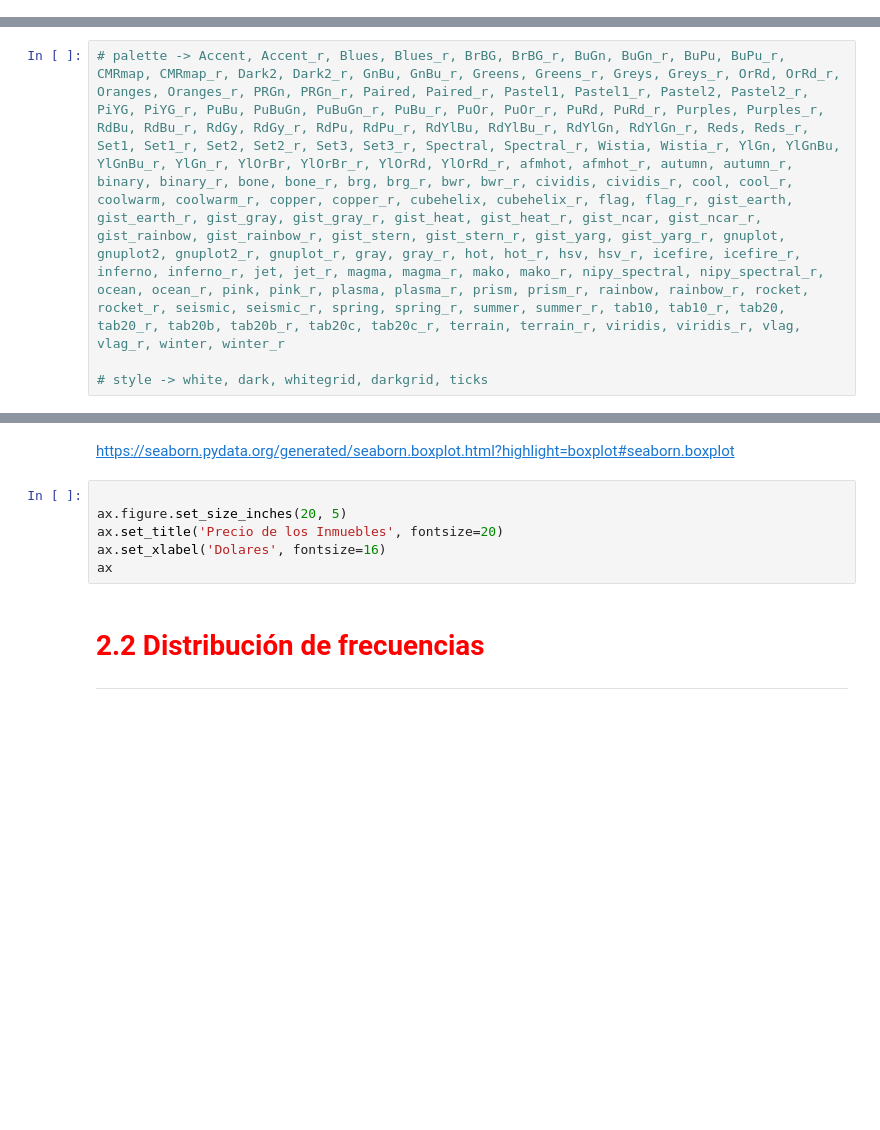
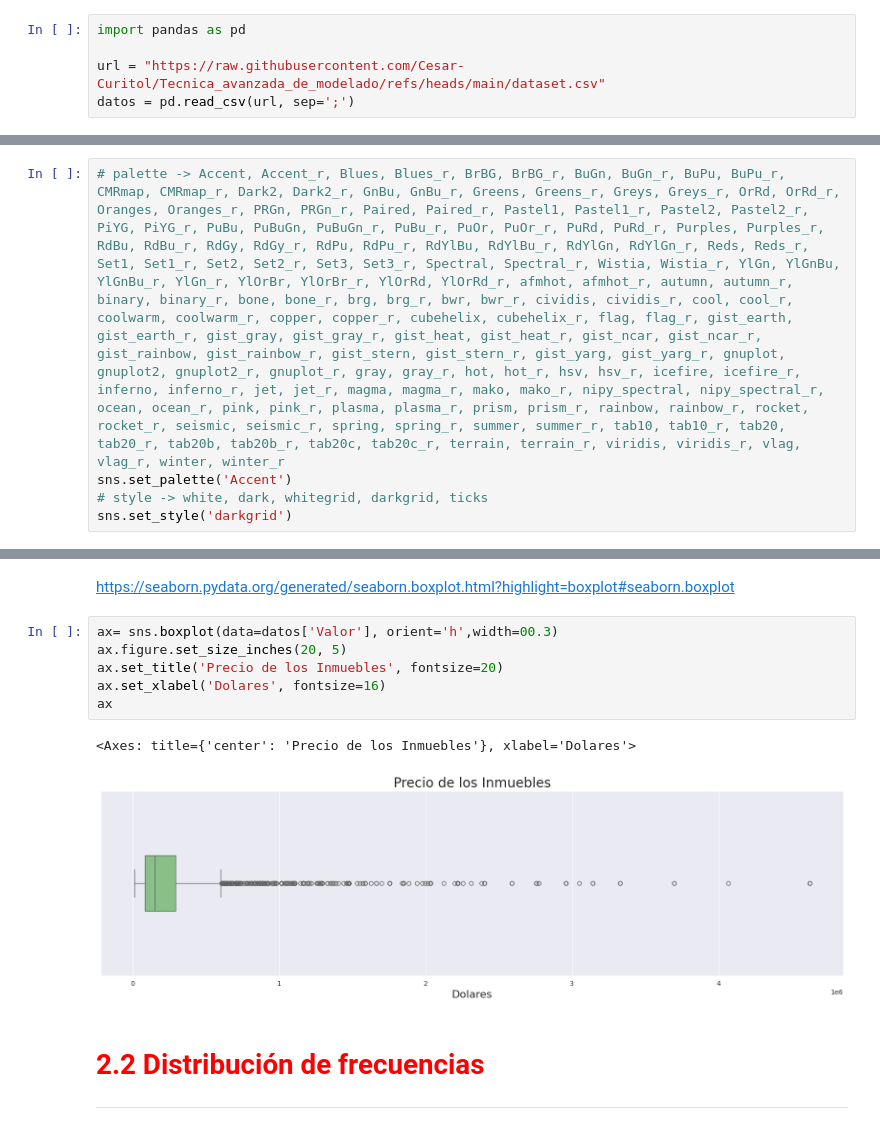
Before and after one commit to Cesar-Curitol/Tecnica_avanzada_de_modelado, a Jupyter notebook: Regresión_Lineal_II.ipynb, the cells around one changed output, grey strips where cells are left out. Drawn from its saved outputs; the diff is of its cells as text; blank space fills up the shorter version.

```diff
--- a/Regresión_Lineal_II.ipynb
+++ b/Regresión_Lineal_II.ipynb
@@ -31,5 +31,10 @@ import pandas as pd
 </ul>
 # %% [markdown]
 ## Lectura de los datos
+# %%
+import pandas as pd
+
+url = "https://raw.githubusercontent.com/Cesar-Curitol/Tecnica_avanzada_de_modelado/refs/heads/main/dataset.csv"
+datos = pd.read_csv(url, sep=';')
 # %% [markdown]
 ## Ver los datos
@@ -55,8 +101,9 @@ https://seaborn.pydata.org/
 ## Configuración del formato de los gráficos
 # %%
 # palette -> Accent, Accent_r, Blues, Blues_r, BrBG, BrBG_r, BuGn, BuGn_r, BuPu, BuPu_r, CMRmap, CMRmap_r, Dark2, Dark2_r, GnBu, GnBu_r, Greens, Greens_r, Greys, Greys_r, OrRd, OrRd_r, Oranges, Oranges_r, PRGn, PRGn_r, Paired, Paired_r, Pastel1, Pastel1_r, Pastel2, Pastel2_r, PiYG, PiYG_r, PuBu, PuBuGn, PuBuGn_r, PuBu_r, PuOr, PuOr_r, PuRd, PuRd_r, Purples, Purples_r, RdBu, RdBu_r, RdGy, RdGy_r, RdPu, RdPu_r, RdYlBu, RdYlBu_r, RdYlGn, RdYlGn_r, Reds, Reds_r, Set1, Set1_r, Set2, Set2_r, Set3, Set3_r, Spectral, Spectral_r, Wistia, Wistia_r, YlGn, YlGnBu, YlGnBu_r, YlGn_r, YlOrBr, YlOrBr_r, YlOrRd, YlOrRd_r, afmhot, afmhot_r, autumn, autumn_r, binary, binary_r, bone, bone_r, brg, brg_r, bwr, bwr_r, cividis, cividis_r, cool, cool_r, coolwarm, coolwarm_r, copper, copper_r, cubehelix, cubehelix_r, flag, flag_r, gist_earth, gist_earth_r, gist_gray, gist_gray_r, gist_heat, gist_heat_r, gist_ncar, gist_ncar_r, gist_rainbow, gist_rainbow_r, gist_stern, gist_stern_r, gist_yarg, gist_yarg_r, gnuplot, gnuplot2, gnuplot2_r, gnuplot_r, gray, gray_r, hot, hot_r, hsv, hsv_r, icefire, icefire_r, inferno, inferno_r, jet, jet_r, magma, magma_r, mako, mako_r, nipy_spectral, nipy_spectral_r, ocean, ocean_r, pink, pink_r, plasma, plasma_r, prism, prism_r, rainbow, rainbow_r, rocket, rocket_r, seismic, seismic_r, spring, spring_r, summer, summer_r, tab10, tab10_r, tab20, tab20_r, tab20b, tab20b_r, tab20c, tab20c_r, terrain, terrain_r, viridis, viridis_r, vlag, vlag_r, winter, winter_r
-
+sns.set_palette('Accent')
 # style -> white, dark, whitegrid, darkgrid, ticks
+sns.set_style('darkgrid')
 # %% [markdown]
 ## Box plot de la variable *dependiente* (y)
 # %% [markdown]
@@ -64,11 +111,14 @@ https://seaborn.pydata.org/
 # %% [markdown]
 https://seaborn.pydata.org/generated/seaborn.boxplot.html?highlight=boxplot#seaborn.boxplot
 # %%
-
+ax= sns.boxplot(data=datos['Valor'], orient='h',width=00.3)
 ax.figure.set_size_inches(20, 5)
 ax.set_title('Precio de los Inmuebles', fontsize=20)
 ax.set_xlabel('Dolares', fontsize=16)
 ax
+# %% [output]
+<Axes: title={'center': 'Precio de los Inmuebles'}, xlabel='Dolares'>
+[figure, added]
 # %% [markdown]
 # <font color='red' style='font-size: 30px;'>2.2 Distribución de frecuencias</font>
 <hr style='border: 2px solid red;'>
```
Also changed, not shown: parts of 32 cells of this notebook.
